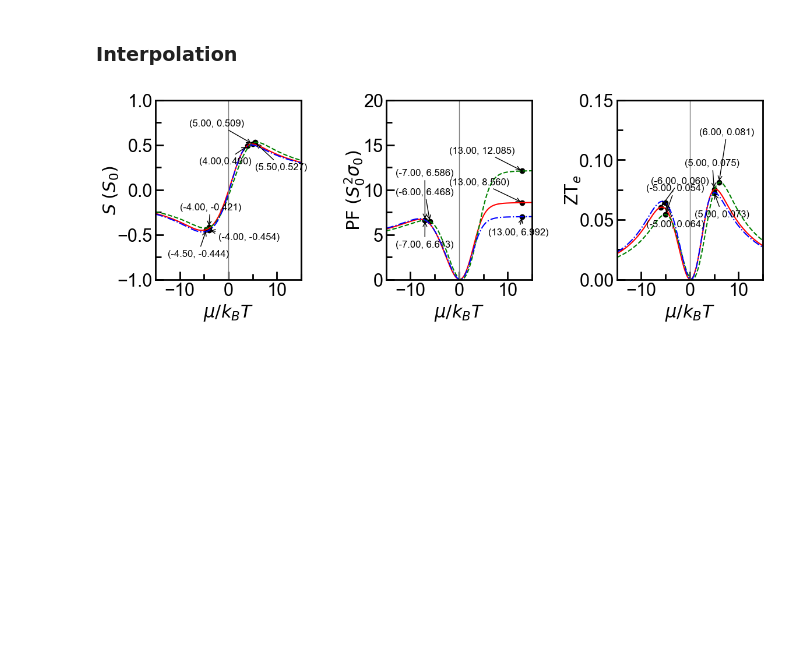
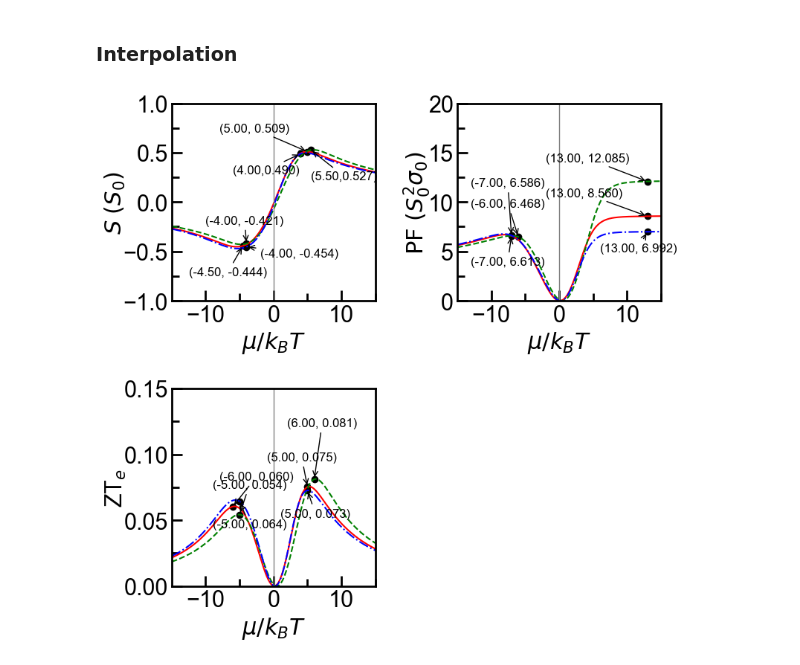
Before and after one commit to Normanthen/NLS-Thermoelectrics, a Jupyter notebook: Type I NLS/2BM-TypeI.ipynb, the cells around one changed output. Cells and saved outputs as stored; diff of their text form; code cells hidden in the pictures; blank space fills up the shorter version.

Commit message:
TE Properties peak value calculation for type-I NLS model (part 3)

```diff
--- a/Type I NLS/2BM-TypeI.ipynb
+++ b/Type I NLS/2BM-TypeI.ipynb
@@ -1149,7 +1149,7 @@ axPF.yaxis.set_tick_params(which='major', size=10, width=2, direction='in')
 axPF.yaxis.set_tick_params(which='minor', size=7, width=2, direction='in')
 
 #(f) ZT
-axZT = plt.subplot(2,3,3)
+axZT = plt.subplot(2,3,4)
 axZT.plot(eta, ZT(eta+eshiftm1,e0,vF1,eff_mass1)*T,color='red',linestyle='solid')
 axZT.plot(eta, ZT(eta+eshiftm2,e0,vF1,eff_mass2)*T,color='green',linestyle='dashed')
 axZT.plot(eta, ZT(eta+eshiftm3,e0,vF1,eff_mass3)*T,color='blue',linestyle='dashdot')
@@ -1349,35 +1349,35 @@ dsrd_muZT3p=-5
 dsrd_ZT1p = np.interp(dsrd_muZT1p, eta, ZT(eta+eshiftm1,e0,vF1,eff_mass1)*T)
 dsrd_ZT2p = np.interp(dsrd_muZT2p, eta, ZT(eta+eshiftm2,e0,vF1,eff_mass2)*T)
 dsrd_ZT3p = np.interp(dsrd_muZT3p, eta, ZT(eta+eshiftm3,e0,vF1,eff_mass3)*T)
 
 axZT.scatter(dsrd_muZT1p, dsrd_ZT1p,color='black') #red
 axZT.annotate(f'({dsrd_muZT1p:.2f}, {dsrd_ZT1p:.3f})',
              xy=(dsrd_muZT1p, dsrd_ZT1p),  #add a text annotation at that point
              xytext=(dsrd_muZT1p-2, dsrd_ZT1p+0.02),
              arrowprops=dict(facecolor='black', arrowstyle='->'),
              fontsize='12'
              )
 
 axZT.scatter(dsrd_muZT2p, dsrd_ZT2p,color='black') #green
 axZT.annotate(f'({dsrd_muZT2p:.2f}, {dsrd_ZT2p:.3f})',
              xy=(dsrd_muZT2p, dsrd_ZT2p),  #add a text annotation at that point
              xytext=(dsrd_muZT2p-4, dsrd_ZT2p+0.02),
              arrowprops=dict(facecolor='black', arrowstyle='->'),
              fontsize='12'
              )
 
 axZT.scatter(dsrd_muZT3p, dsrd_ZT3p,color='black') #blue
 axZT.annotate(f'({dsrd_muZT3p:.2f}, {dsrd_ZT3p:.3f})',
              xy=(dsrd_muZT3p, dsrd_ZT3p),  #add a text annotation at that point
              xytext=(dsrd_muZT3p-4, dsrd_ZT3p-0.02),
              arrowprops=dict(facecolor='black', arrowstyle='->'),
              fontsize='12'
              )
 
 plt.tight_layout()
-#plt.savefig('../Figures/2BM/TypeI_output_m.pdf')
+plt.savefig('../Figures/2BM/TypeI_output_m.pdf')
 # %% [output]
-[figure, old version]
+[figure, new version]
 # %%
 #Seebeck coefficient
 
```
Also changed, not shown: 7 other files.
